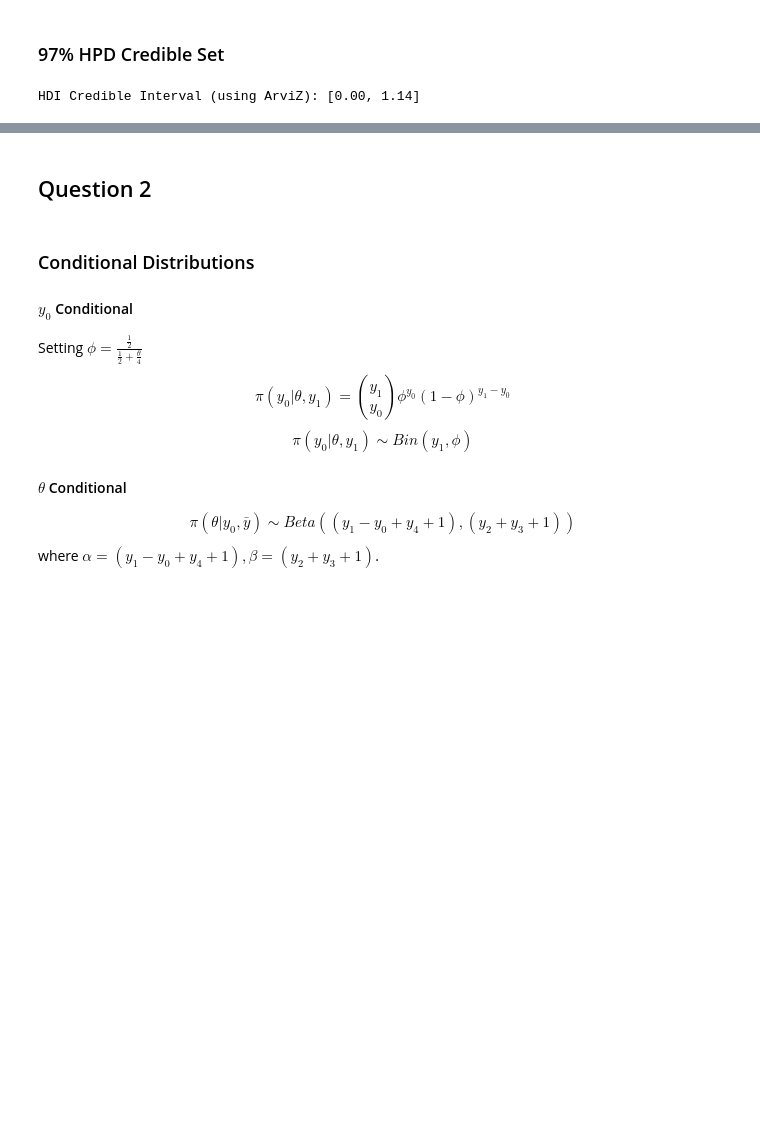
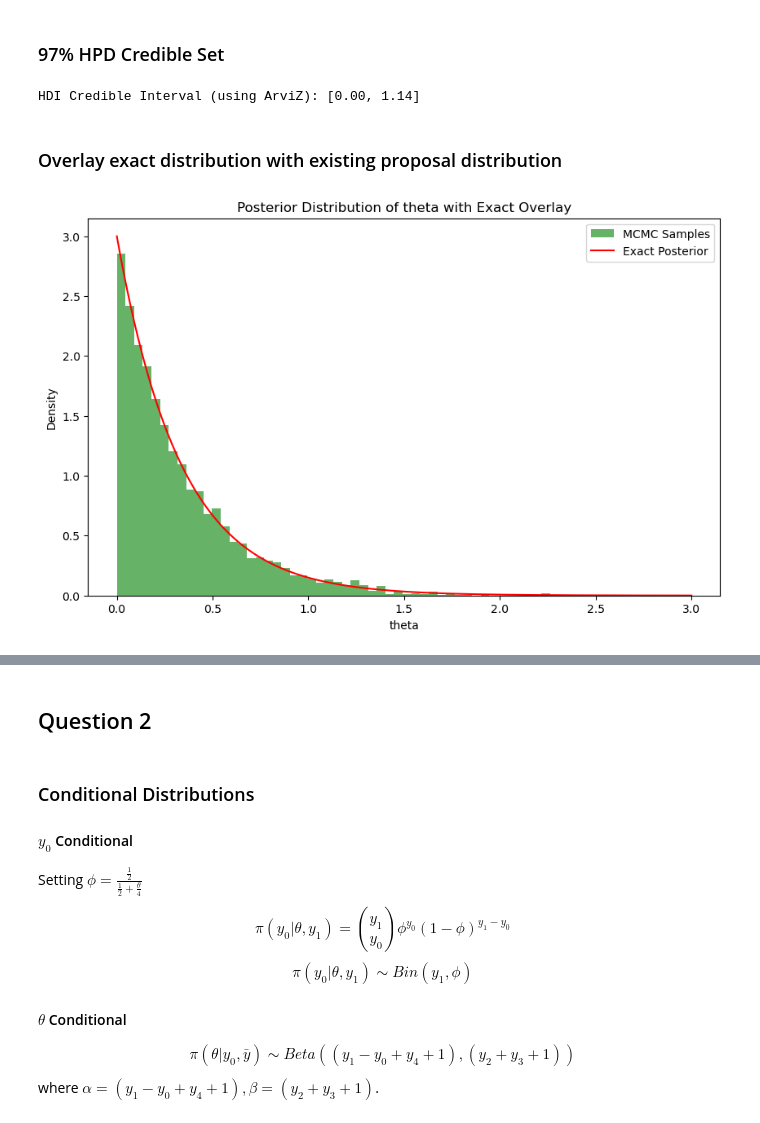
Before and after one commit to nweerasuriya/omscs, a Jupyter notebook: ISYE6420/unit_5/homework_4.ipynb, the cells around one changed output, grey strips where cells are left out. Saved outputs shown, nothing was run; the diff lists cells and outputs as text; code cells hidden in the pictures; blank space fills up the shorter version.

```diff
--- a/ISYE6420/unit_5/homework_4.ipynb
+++ b/ISYE6420/unit_5/homework_4.ipynb
@@ -117,5 +117,19 @@ hdi_array_rounded = np.round(hdi_array, 2)
 print(f"HDI Credible Interval (using ArviZ): [{hdi_array_rounded[0]:.2f}, {hdi_array_rounded[1]:.2f}]")
 # %% [output]
 HDI Credible Interval (using ArviZ): [0.00, 1.14]
+# %% [markdown]
+### Overlay exact distribution with existing proposal distribution
+# %%
+x = np.linspace(0, 3, 500)
+plt.figure(figsize=(10, 6))
+plt.hist(theta_samples_burned, bins=50, density=True, alpha=0.6, color='g', label='MCMC Samples')
+plt.plot(x, gamma.pdf(x, a=1, scale=1/3), 'r-', label='Exact Posterior')
+plt.title('Posterior Distribution of theta with Exact Overlay')
+plt.xlabel('theta')
+plt.ylabel('Density')
+plt.legend()
+plt.show()
+# %% [output]
+[figure, added]
 # %% [markdown]
 ### Exact Posterior Distribution
```
Also changed, not shown: parts of 3 cells of this notebook, 1 other file.
